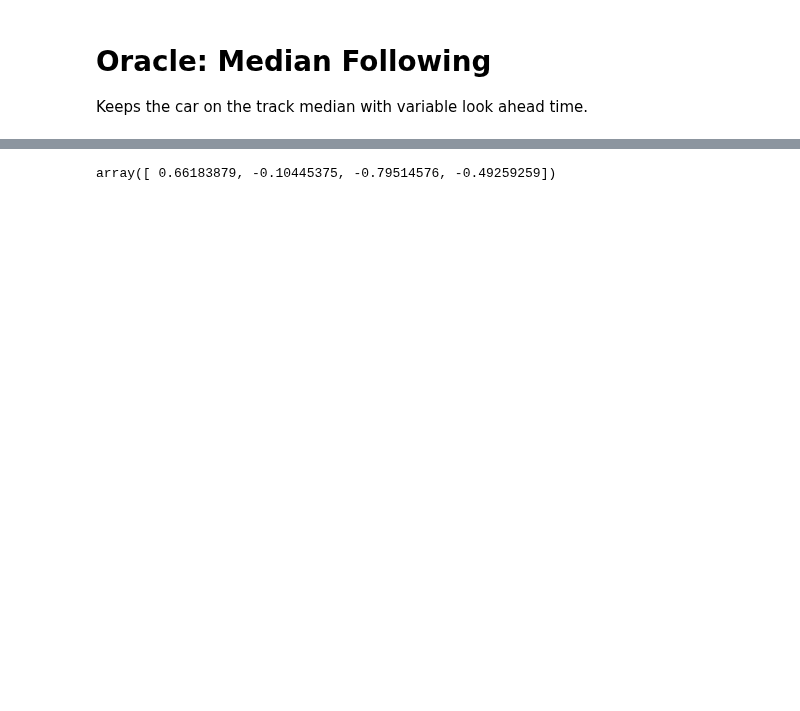
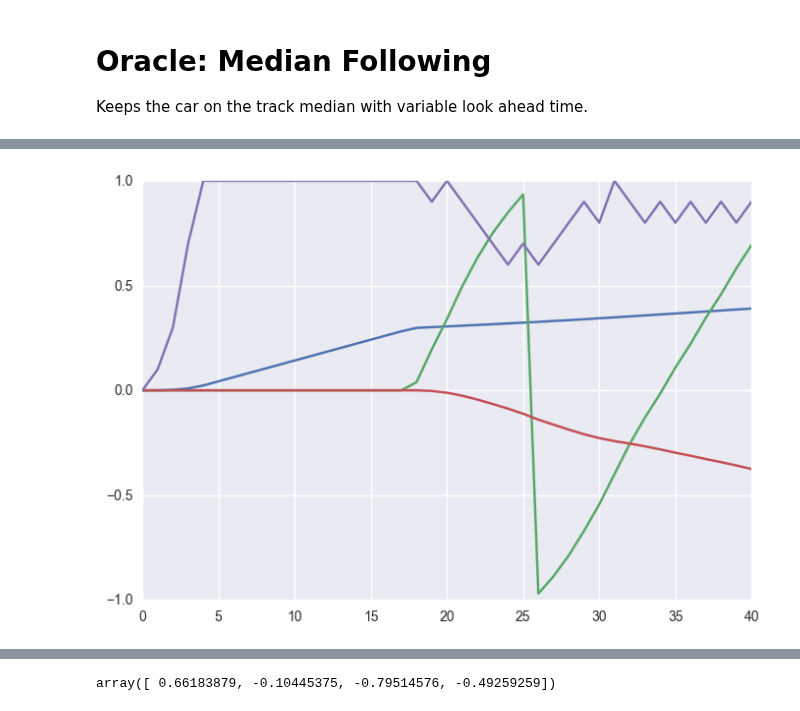
Before and after one commit to jcsharp/DriveIt, a Jupyter notebook: Oracle.ipynb, the cells around one changed output, grey strips where cells are left out. Drawn from its saved outputs; the diff is of its cells as text; code cells hidden in the pictures; blank space fills up the shorter version.

```diff
--- a/Oracle.ipynb
+++ b/Oracle.ipynb
@@ -71,0 +92,4 @@ env.close()
+# %%
+x = plt.plot(truepos)
+# %% [output]
+[figure, added]
```
Also changed, not shown: parts of 16 cells of this notebook, 2 other files.
